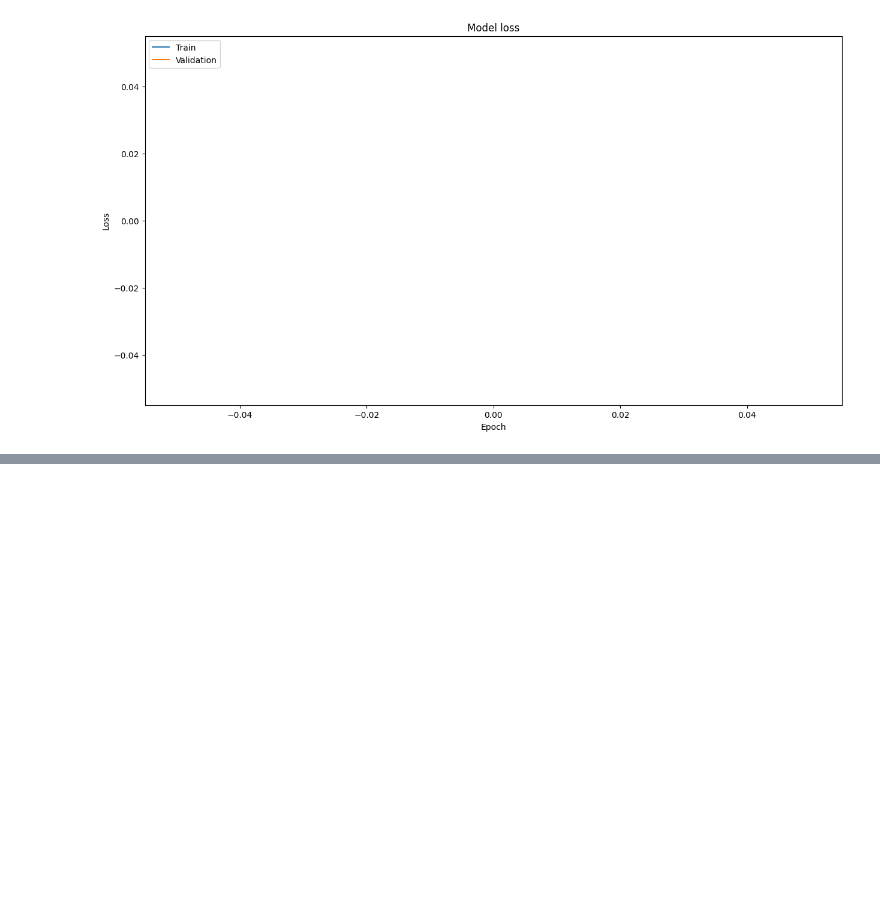
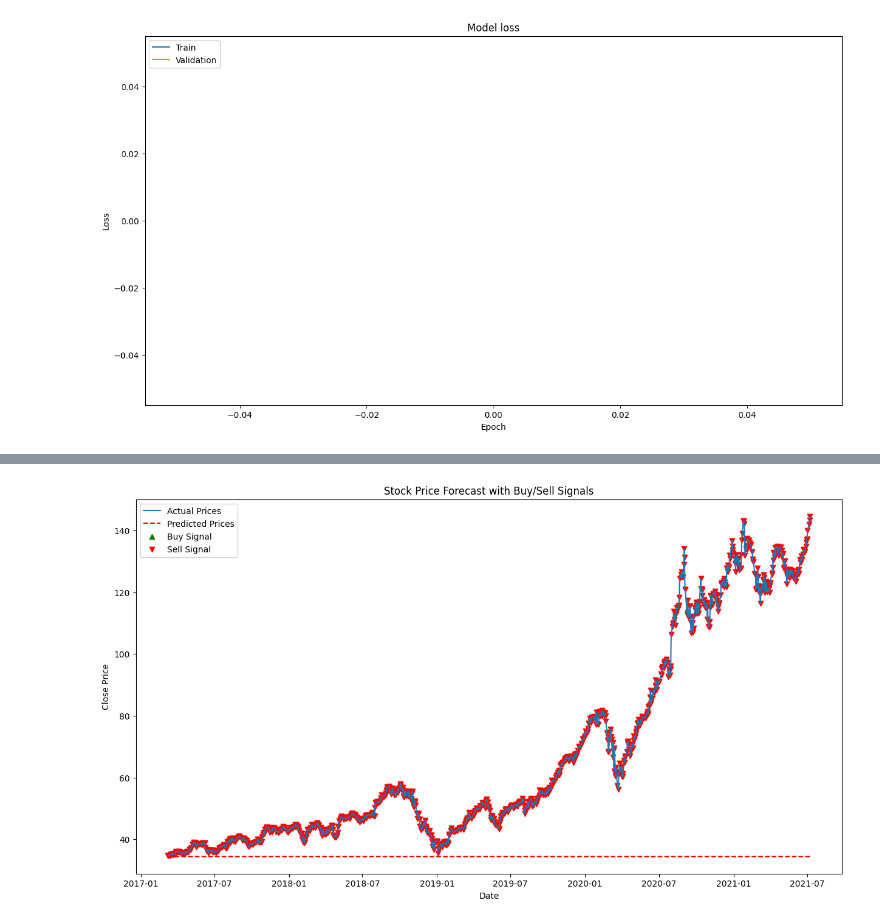
Before and after one commit to ParasX1/MarketAnalyticsTool, a Jupyter notebook: MarketAnalyticTool.ipynb, the cells around one changed output, grey strips where cells are left out. Cells and saved outputs as stored; diff of their text form; code cells hidden in the pictures; blank space fills up the shorter version.

```diff
--- a/MarketAnalyticTool.ipynb
+++ b/MarketAnalyticTool.ipynb
@@ -830,0 +965,20 @@ weighted avg       0.21      0.46      0.29      1091
+# %%
+# Generate buy/sell signals based on predictions
+signals = pd.DataFrame(index=stock_data.index[-len(test):])
+signals['Actual'] = y_test
+signals['Predicted'] = y_pred
+signals['Signal'] = np.where(signals['Predicted'].shift(-1) > signals['Actual'], 1, 0)  # 1 for Buy, 0 for Sell
+
+# Plot signals
+plt.figure(figsize=(15, 8))
+plt.plot(stock_data.index[-len(test):], y_test, label='Actual Prices')
+plt.plot(stock_data.index[-len(test):], y_pred, label='Predicted Prices', linestyle='--', color='red')
+plt.scatter(signals.index[signals['Signal'] == 1], signals['Actual'][signals['Signal'] == 1], label='Buy Signal', marker='^', color='green', alpha=1)
+plt.scatter(signals.index[signals['Signal'] == 0], signals['Actual'][signals['Signal'] == 0], label='Sell Signal', marker='v', color='red', alpha=1)
+plt.title('Stock Price Forecast with Buy/Sell Signals')
+plt.xlabel('Date')
+plt.ylabel('Close Price')
+plt.legend()
+plt.show()
+# %% [output]
+[figure, added]
```
Also changed, not shown: parts of 5 cells of this notebook.
